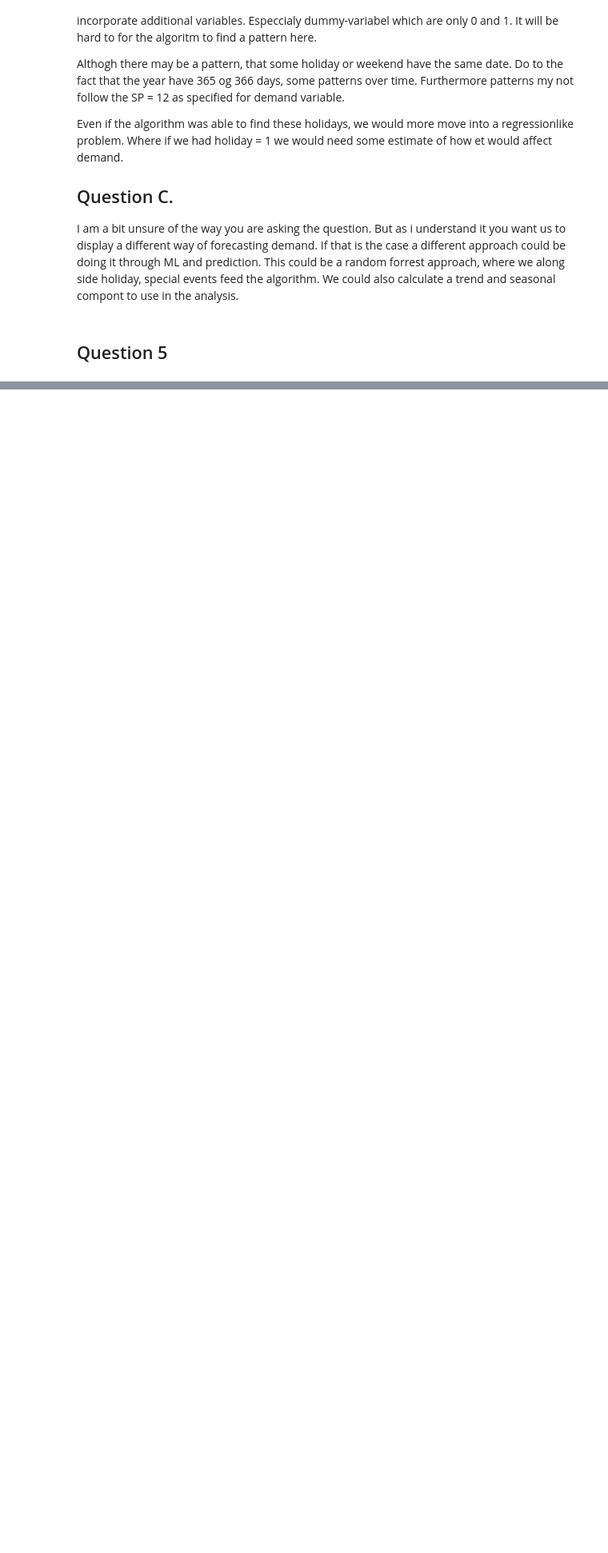
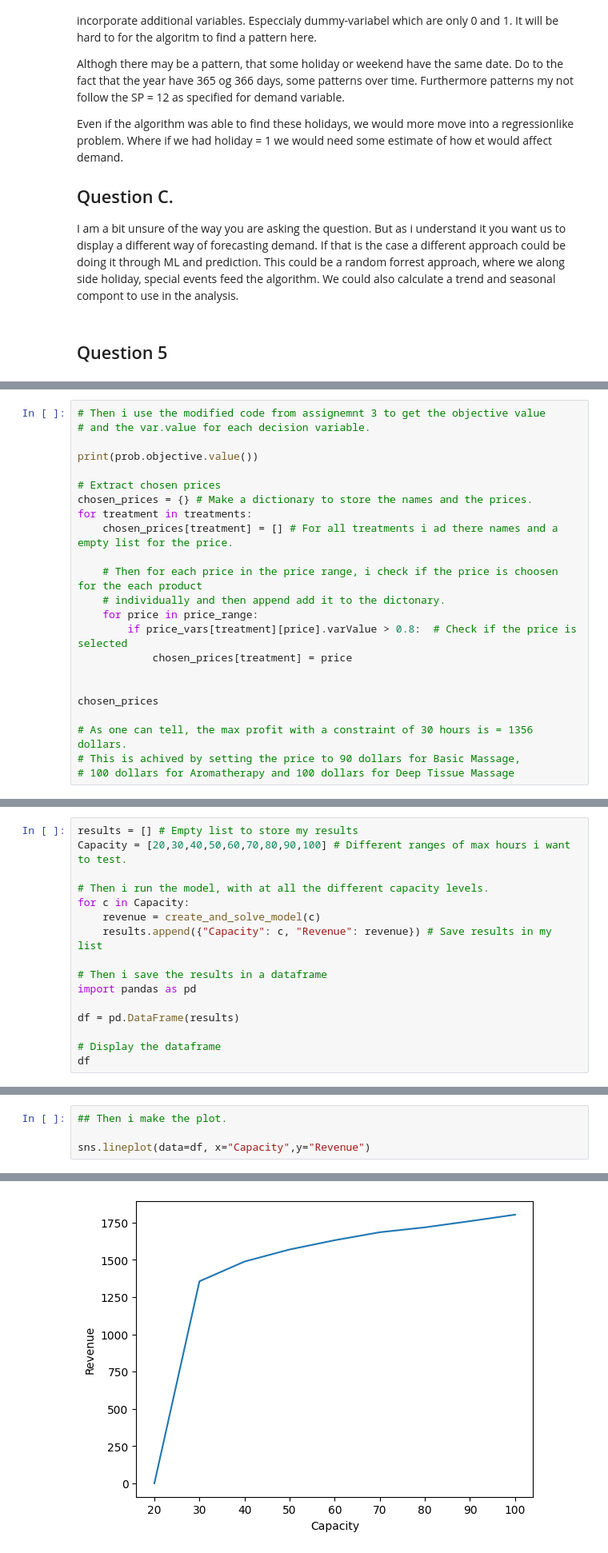
Before and after one commit to Madsjanssen/Exam, a Jupyter notebook: exam2024.ipynb, the cells around one changed output, grey strips where cells are left out. Shown: that part at 80% size. Drawn from its saved outputs; the diff is of its cells as text; blank space fills up the shorter version.

```diff
--- a/exam2024.ipynb
+++ b/exam2024.ipynb
@@ -367,0 +595,23 @@ prob.solve(PULP_CBC_CMD(msg=False))
+# %%
+# Then i use the modified code from assignemnt 3 to get the objective value
+# and the var.value for each decision variable.
+
+print(prob.objective.value())
+
+# Extract chosen prices
+chosen_prices = {} # Make a dictionary to store the names and the prices.
+for treatment in treatments:
+    chosen_prices[treatment] = [] # For all treatments i ad there names and a empty list for the price.
+
+    # Then for each price in the price range, i check if the price is choosen for the each product
+    # individually and then append add it to the dictonary.
+    for price in price_range:
+        if price_vars[treatment][price].varValue > 0.8:  # Check if the price is selected
+            chosen_prices[treatment] = price
+
+
+chosen_prices
+
+# As one can tell, the max profit with a constraint of 30 hours is = 1356 dollars.
+# This is achived by setting the price to 90 dollars for Basic Massage,
+# 100 dollars for Aromatherapy and 100 dollars for Deep Tissue Massage
@@ -367,0 +661,16 @@ prob.solve(PULP_CBC_CMD(msg=False))
+# %%
+results = [] # Empty list to store my results
+Capacity = [20,30,40,50,60,70,80,90,100] # Different ranges of max hours i want to test.
+
+# Then i run the model, with at all the different capacity levels.
+for c in Capacity:
+    revenue = create_and_solve_model(c)
+    results.append({"Capacity": c, "Revenue": revenue}) # Save results in my list
+
+# Then i save the results in a dataframe
+import pandas as pd
+
+df = pd.DataFrame(results)
+
+# Display the dataframe
+df
@@ -367,0 +688,5 @@ prob.solve(PULP_CBC_CMD(msg=False))
+# %%
+## Then i make the plot.
+
+sns.lineplot(data=df, x="Capacity",y="Revenue")
+# %% [output]
@@ -367,0 +694 @@ prob.solve(PULP_CBC_CMD(msg=False))
+[figure, added]
```
Also changed, not shown: parts of 17 cells of this notebook.
